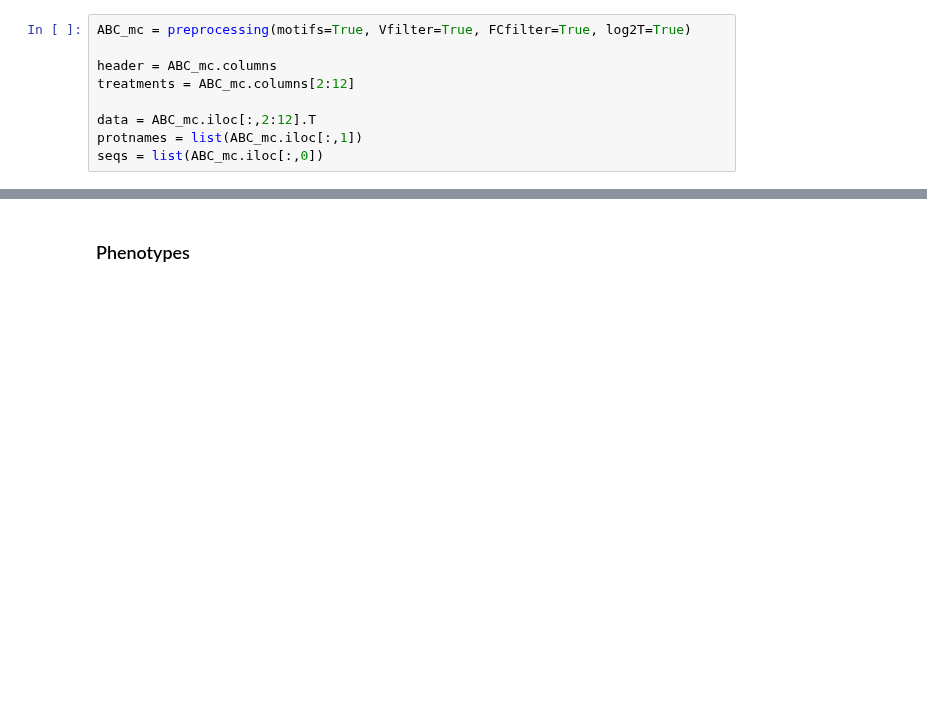
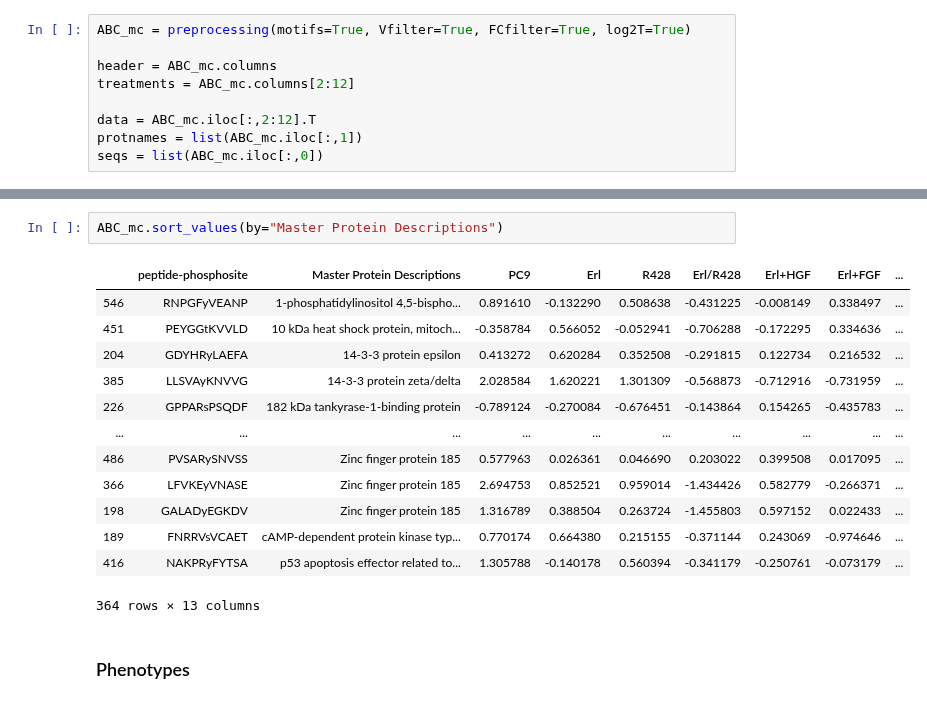
Before and after one commit to meyer-lab/DDMC, a Jupyter notebook: Figure2_kmeansPLSR.ipynb, the cells around one changed output, grey strips where cells are left out. Cells and saved outputs as stored; diff of their text form; blank space fills up the shorter version.

```diff
--- a/Figure2_kmeansPLSR.ipynb
+++ b/Figure2_kmeansPLSR.ipynb
@@ -50,3 +35,19 @@ ABC_mc
+# %%
+ABC_mc.sort_values(by="Master Protein Descriptions")
+# %% [output]
+|  | peptide-phosphosite | Master Protein Descriptions | PC9 | Erl | R428 | Erl/R428 | Erl+HGF | Erl+FGF | ... |
+| 546 | RNPGFyVEANP | 1-phosphatidylinositol 4,5-bispho... | 0.891610 | -0.132290 | 0.508638 | -0.431225 | -0.008149 | 0.338497 | ... |
+| 451 | PEYGGtKVVLD | 10 kDa heat shock protein, mitoch... | -0.358784 | 0.566052 | -0.052941 | -0.706288 | -0.172295 | 0.334636 | ... |
+| 204 | GDYHRyLAEFA | 14-3-3 protein epsilon | 0.413272 | 0.620284 | 0.352508 | -0.291815 | 0.122734 | 0.216532 | ... |
+| 385 | LLSVAyKNVVG | 14-3-3 protein zeta/delta | 2.028584 | 1.620221 | 1.301309 | -0.568873 | -0.712916 | -0.731959 | ... |
+| 226 | GPPARsPSQDF | 182 kDa tankyrase-1-binding protein | -0.789124 | -0.270084 | -0.676451 | -0.143864 | 0.154265 | -0.435783 | ... |
+| ... | ... | ... | ... | ... | ... | ... | ... | ... | ... |
+| 486 | PVSARySNVSS | Zinc finger protein 185 | 0.577963 | 0.026361 | 0.046690 | 0.203022 | 0.399508 | 0.017095 | ... |
+| 366 | LFVKEyVNASE | Zinc finger protein 185 | 2.694753 | 0.852521 | 0.959014 | -1.434426 | 0.582779 | -0.266371 | ... |
+| 198 | GALADyEGKDV | Zinc finger protein 185 | 1.316789 | 0.388504 | 0.263724 | -1.455803 | 0.597152 | 0.022433 | ... |
+| 189 | FNRRVsVCAET | cAMP-dependent protein kinase typ... | 0.770174 | 0.664380 | 0.215155 | -0.371144 | 0.243069 | -0.974646 | ... |
+| 416 | NAKPRyFYTSA | p53 apoptosis effector related to... | 1.305788 | -0.140178 | 0.560394 | -0.341179 | -0.250761 | -0.073179 | ... |
+364 rows × 13 columns
 # %% [markdown]
 ### Phenotypes
 # %% [markdown]
```
Also changed, not shown: parts of 12 cells of this notebook, 14 other files.
